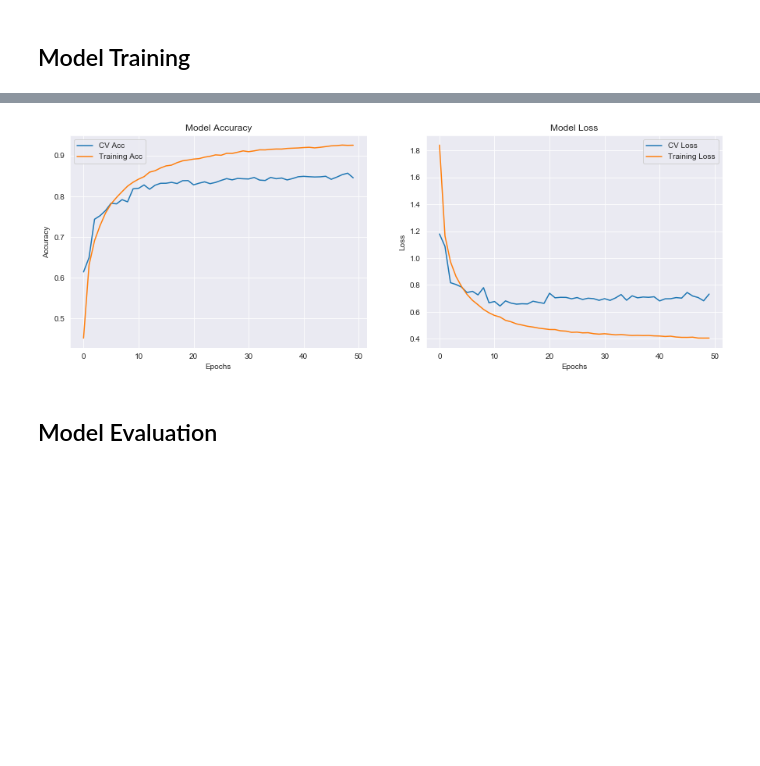
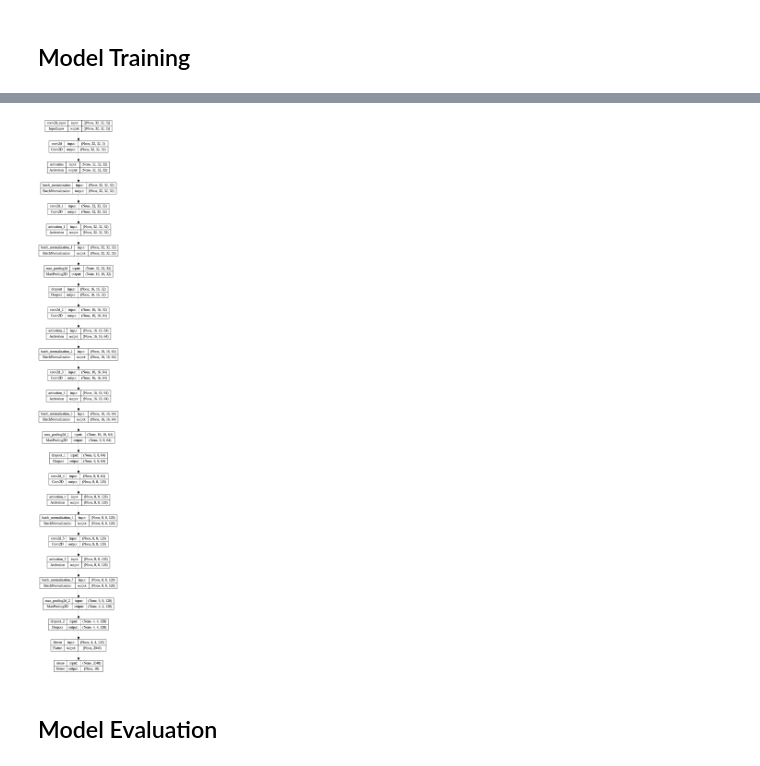
Before and after one commit to echidna11/CIFAR-10--USING-CNN, a Jupyter notebook: main.ipynb, the cells around one changed output, grey strips where cells are left out. Drawn from its saved outputs; the diff is of its cells as text; code cells hidden in the pictures; blank space fills up the shorter version.

```diff
--- a/main.ipynb
+++ b/main.ipynb
@@ -173,5 +174,5 @@ _________________________________________________________________
 # %%
 model.compile(loss = 'categorical_crossentropy', optimizer= keras.optimizers.RMSprop(lr = 0.001, decay = 1e-6), metrics=['accuracy'])
 # %%
-epochs_hist = model.fit(X_train, y_train_cat, batch_size=64, epochs=50, validation_split=0.2, shuffle=True)
+epochs_hist = model.fit(X_train, y_train_cat, batch_size=64, epochs=10, validation_split=0.2, shuffle=True)
 # %% [output]
@@ -195,25 +199,8 @@ Epoch 50/50
-# %%
-plt.figure(figsize=(15,5))
-plt.subplot(1,2,1)
-plt.plot(epochs_hist.history['val_acc'], label = 'CV Acc')
-plt.plot(epochs_hist.history['acc'], label = 'Training Acc')
-plt.title("Model Accuracy")
-plt.xlabel('Epochs')
-plt.ylabel('Accuracy')
-plt.grid()
-plt.legend()
-
-plt.subplot(1,2,2)
-plt.plot(epochs_hist.history['val_loss'], label = 'CV Loss')
-plt.plot(epochs_hist.history['loss'], label = 'Training Loss')
-plt.title("Model Loss")
-plt.xlabel('Epochs')
-plt.ylabel('Loss')
-plt.grid()
-plt.legend()
-plt.show()
-# %% [output]
-[figure, removed]
+# %%
+from keras.utils.vis_utils import plot_model
+plot_model(model, to_file='model_plot.png', show_shapes=True, show_layer_names=True)
+# %% [output]
+[figure, added]
 # %% [markdown]
 ## Model Evaluation
 # %%
```
Also changed, not shown: parts of 8 cells of this notebook.
